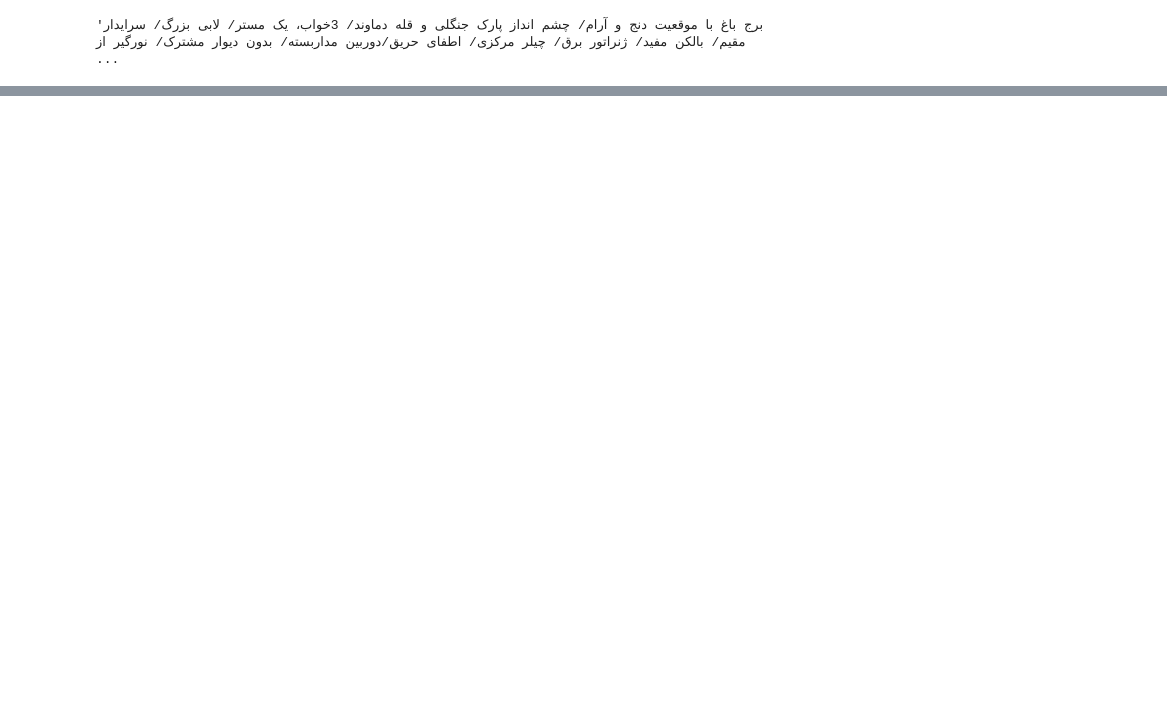
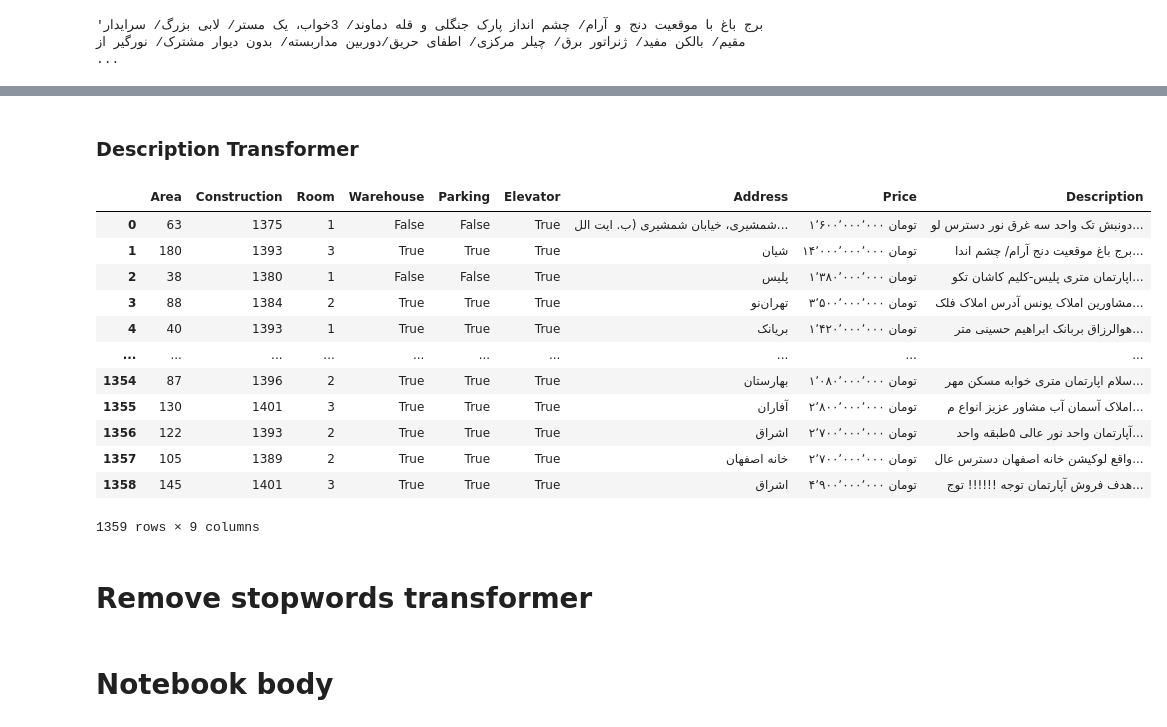
Before and after one commit to arman-aminian/divar-text-exploring, a Jupyter notebook: data exploration.ipynb, the cells around one changed output, grey strips where cells are left out. Saved outputs shown, nothing was run; the diff lists cells and outputs as text; code cells hidden in the pictures; blank space fills up the shorter version.

Commit message:
feat: some transformers added for preprocessing.

```diff
--- a/data exploration.ipynb
+++ b/data exploration.ipynb
@@ -130,0 +154,63 @@ posts.Description[1]
+# %% [markdown]
+### Description Transformer
+# %%
+def hasNumbers(inputString):
+    return any(char.isdigit() for char in inputString)
+
+def isEnglish(s):
+    return s.lower().islower()
+# %%
+class DescriptionTransformer(BaseEstimator, TransformerMixin):
+    def __init__(self, column_name):
+        self.column_name = column_name
+
+    def fit(self, X, y=None):
+        stop_words_file = open("stopwords.txt", "r")
+        content = stop_words_file.read()
+        self.stopwords = content.split("\n")
+
+        self.normalizer = Normalizer()
+        self.lemmatizer = Lemmatizer()
+
+        self.tokenizer = WordTokenizer(join_verb_parts=False, replace_links=True, replace_numbers=True)
+        return self
+
+    def transform(self, X):
+        cleaned = []
+
+        for text in X[self.column_name]:
+            # tokenize - replace link-number
+            words = self.tokenizer.tokenize(' '.join(self.tokenizer.tokenize(text)))
+            # replace ي with ی and remove arabic symbols
+            words = [self.normalizer.character_refinement(word) for word in words]
+
+            words = [word for word in words if not isEnglish(word)]
+#             words = [word for word in words if not hasNumbers(word)]
+
+            text = ' '.join([self.lemmatizer.lemmatize(word) for word in words])
+            cleaned.append(text)
+
+        X[self.column_name] = cleaned
+        return X
+# %%
+desc_transformer = DescriptionTransformer(column_name='Description')
+# %%
+posts = desc_transformer.fit_transform(posts)
+# %%
+posts
+# %% [output]
+|  | Area | Construction | Room | Warehouse | Parking | Elevator | Address | Price | Description |
+| 0 | 63 | 1375 | 1 | False | False | True | شمشیری، خیابان شمشیری (ب. ایت الل... | ۱٬۶۰۰٬۰۰۰٬۰۰۰ تومان | دونبش تک واحد سه غرق نور دسترس لو... |
+| 1 | 180 | 1393 | 3 | True | True | True | شیان | ۱۴٬۰۰۰٬۰۰۰٬۰۰۰ تومان | برج باغ موقعیت دنج آرام/ چشم اندا... |
+| 2 | 38 | 1380 | 1 | False | False | True | پلیس | ۱٬۳۸۰٬۰۰۰٬۰۰۰ تومان | اپارتمان متری پلیس-کلیم کاشان تکو... |
+| 3 | 88 | 1384 | 2 | True | True | True | تهران‌نو | ۳٬۵۰۰٬۰۰۰٬۰۰۰ تومان | مشاورین املاک یونس آدرس املاک فلک... |
+| 4 | 40 | 1393 | 1 | True | True | True | بریانک | ۱٬۴۲۰٬۰۰۰٬۰۰۰ تومان | هوالرزاق بربانک ابراهیم حسینی متر... |
+| ... | ... | ... | ... | ... | ... | ... | ... | ... | ... |
+| 1354 | 87 | 1396 | 2 | True | True | True | بهارستان | ۱٬۰۸۰٬۰۰۰٬۰۰۰ تومان | سلام اپارتمان متری خوابه مسکن مهر... |
+| 1355 | 130 | 1401 | 3 | True | True | True | آفاران | ۲٬۸۰۰٬۰۰۰٬۰۰۰ تومان | املاک آسمان آب مشاور عزیز انواع م... |
+| 1356 | 122 | 1393 | 2 | True | True | True | اشراق | ۲٬۷۰۰٬۰۰۰٬۰۰۰ تومان | آپارتمان واحد نور عالی ۵طبقه واحد... |
+| 1357 | 105 | 1389 | 2 | True | True | True | خانه اصفهان | ۲٬۷۰۰٬۰۰۰٬۰۰۰ تومان | واقع لوکیشن خانه اصفهان دسترس عال... |
+| 1358 | 145 | 1401 | 3 | True | True | True | اشراق | ۴٬۹۰۰٬۰۰۰٬۰۰۰ تومان | هدف فروش آپارتمان توجه !!!!!! توج... |
+1359 rows × 9 columns
+# %% [markdown]
+# Remove stopwords transformer
@@ -130,0 +242,2 @@ posts.Description[1]
+# %% [markdown]
+# Notebook body
```
Also changed, not shown: parts of 26 cells of this notebook.
